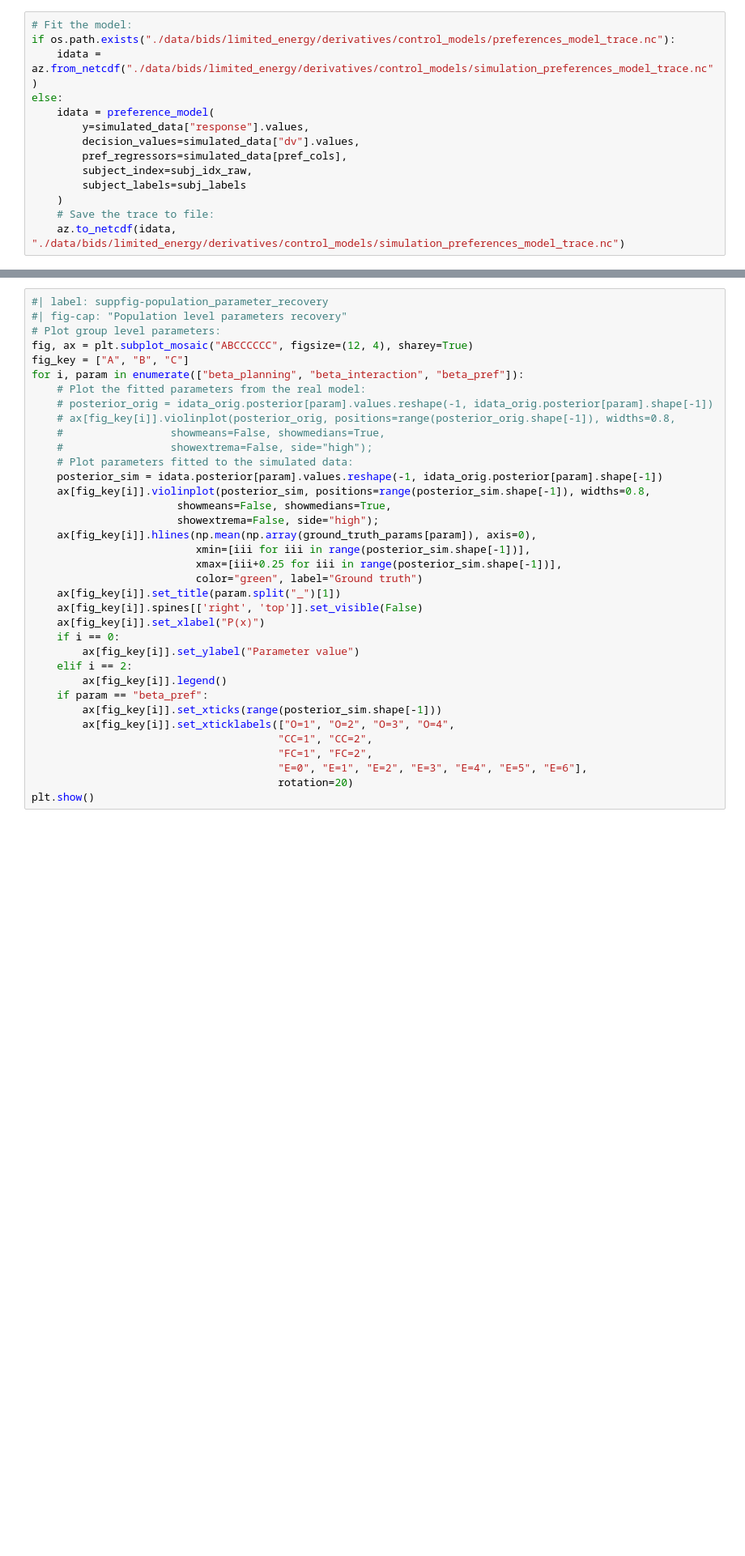
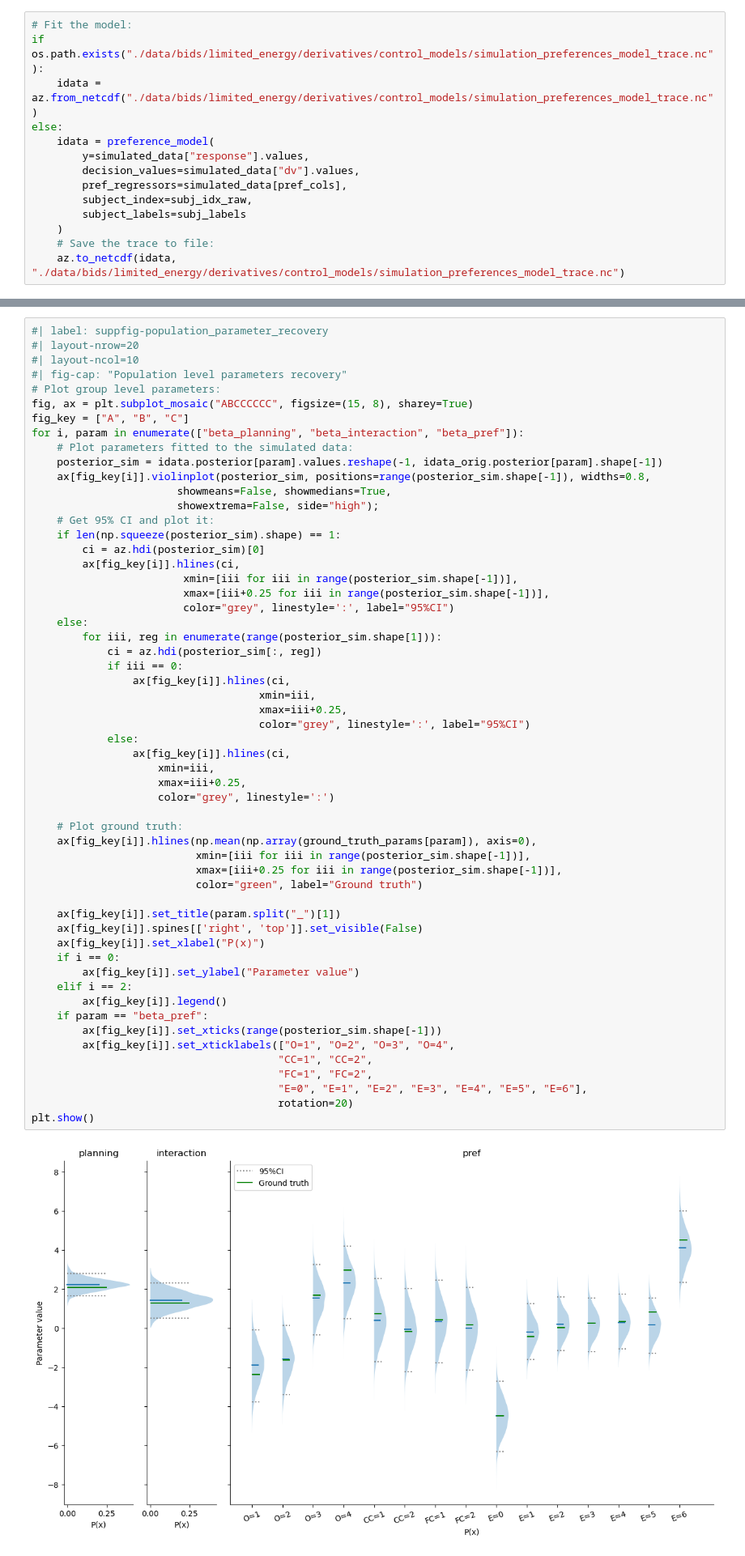
Before and after one commit to AlexLepauvre/state_abstraction_paper, a Jupyter notebook: S3-parameters_recovery.ipynb, the cells around one changed output, grey strips where cells are left out. Shown at 81% size. Saved outputs shown, nothing was run; the diff lists cells and outputs as text; blank space fills up the shorter version.

```diff
--- a/S3-parameters_recovery.ipynb
+++ b/S3-parameters_recovery.ipynb
@@ -170,7 +162,7 @@ simulated_data = pd.concat(simulated_data, ignore_index=True)
 If all goes well, we would expect the estimated parameters to be close to the known ground truth parameters. To make sure that this is the case, we will fit the model and plot the computed parameters against the ground truth
 # %%
 # Fit the model:
-if os.path.exists("./data/bids/limited_energy/derivatives/control_models/preferences_model_trace.nc"):
+if os.path.exists("./data/bids/limited_energy/derivatives/control_models/simulation_preferences_model_trace.nc"):
     idata = az.from_netcdf("./data/bids/limited_energy/derivatives/control_models/simulation_preferences_model_trace.nc")
 else:
     idata = preference_model(
@@ -192,40 +179,62 @@ NUTS: [beta_intercept, sigma_intercept, beta_planning, sigma_planning, beta_pref
 To test whether the model is able to retrieve group level parameters, we can compare the fitted parameters from the simulated to the parameters retrieved by the model from real data.
 # %%
 #| label: suppfig-population_parameter_recovery
+#| layout-nrow=20
+#| layout-ncol=10
 #| fig-cap: "Population level parameters recovery"
 # Plot group level parameters:
-fig, ax = plt.subplot_mosaic("ABCCCCCC", figsize=(12, 4), sharey=True)
+fig, ax = plt.subplot_mosaic("ABCCCCCC", figsize=(15, 8), sharey=True)
 fig_key = ["A", "B", "C"]
 for i, param in enumerate(["beta_planning", "beta_interaction", "beta_pref"]):
-    # Plot the fitted parameters from the real model:
-    # posterior_orig = idata_orig.posterior[param].values.reshape(-1, idata_orig.posterior[param].shape[-1])
-    # ax[fig_key[i]].violinplot(posterior_orig, positions=range(posterior_orig.shape[-1]), widths=0.8,
-    #                 showmeans=False, showmedians=True,
-    #                 showextrema=False, side="high");
     # Plot parameters fitted to the simulated data:
     posterior_sim = idata.posterior[param].values.reshape(-1, idata_orig.posterior[param].shape[-1])
     ax[fig_key[i]].violinplot(posterior_sim, positions=range(posterior_sim.shape[-1]), widths=0.8,
                        showmeans=False, showmedians=True,
                        showextrema=False, side="high");
+    # Get 95% CI and plot it:
+    if len(np.squeeze(posterior_sim).shape) == 1:
+        ci = az.hdi(posterior_sim)[0]
+        ax[fig_key[i]].hlines(ci,
+                        xmin=[iii for iii in range(posterior_sim.shape[-1])],
+                        xmax=[iii+0.25 for iii in range(posterior_sim.shape[-1])],
+                        color="grey", linestyle=':', label="95%CI")
+    else:
+        for iii, reg in enumerate(range(posterior_sim.shape[1])):
+            ci = az.hdi(posterior_sim[:, reg])
+            if iii == 0:
+                ax[fig_key[i]].hlines(ci,
+                                    xmin=iii,
+                                    xmax=iii+0.25,
+                                    color="grey", linestyle=':', label="95%CI")
+            else:
+                ax[fig_key[i]].hlines(ci,
+                    xmin=iii,
+                    xmax=iii+0.25,
+                    color="grey", linestyle=':')
+
+    # Plot ground truth:
     ax[fig_key[i]].hlines(np.mean(np.array(ground_truth_params[param]), axis=0),
                           xmin=[iii for iii in range(posterior_sim.shape[-1])],
                           xmax=[iii+0.25 for iii in range(posterior_sim.shape[-1])],
                           color="green", label="Ground truth")
+
     ax[fig_key[i]].set_title(param.split("_")[1])
     ax[fig_key[i]].spines[['right', 'top']].set_visible(False)
     ax[fig_key[i]].set_xlabel("P(x)")
     if i == 0:
         ax[fig_key[i]].set_ylabel("Parameter value")
     elif i == 2:
         ax[fig_key[i]].legend()
     if param == "beta_pref":
         ax[fig_key[i]].set_xticks(range(posterior_sim.shape[-1]))
         ax[fig_key[i]].set_xticklabels(["O=1", "O=2", "O=3", "O=4",
                                        "CC=1", "CC=2",
                                        "FC=1", "FC=2",
                                        "E=0", "E=1", "E=2", "E=3", "E=4", "E=5", "E=6"],
                                        rotation=20)
 plt.show()
+# %% [output]
+[figure, added]
 # %% [markdown]
 ## Single subject parameters:
 In addition, we investigate the fit of single subjects parameters against the known ground truth. These should also align:
```
Also changed, not shown: parts of 4 cells of this notebook, 2 other files.
